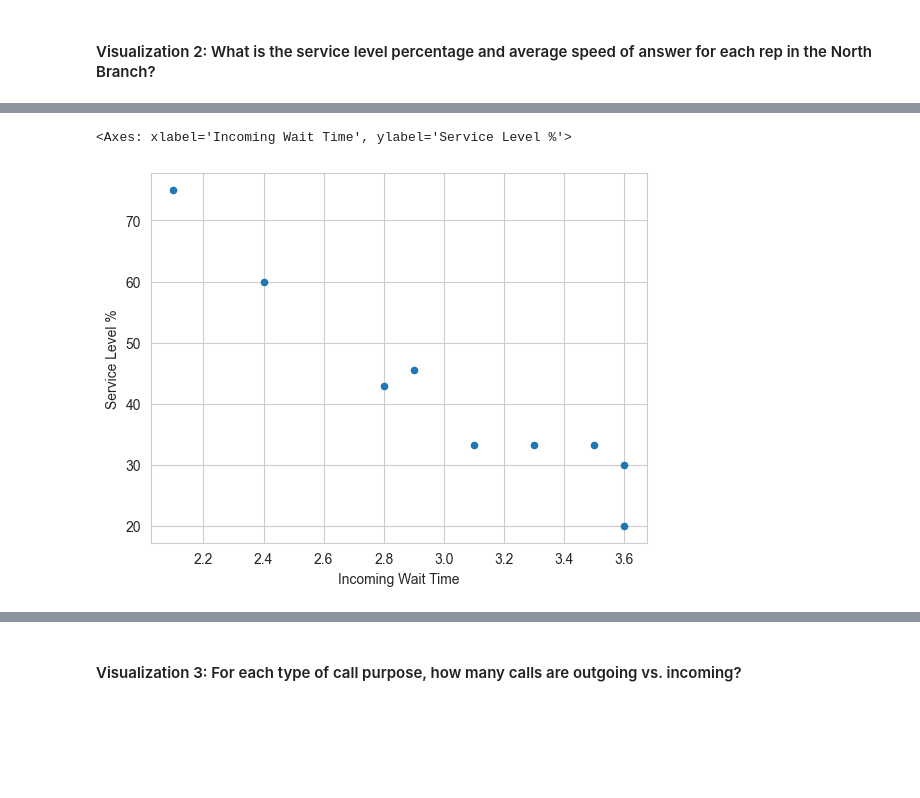
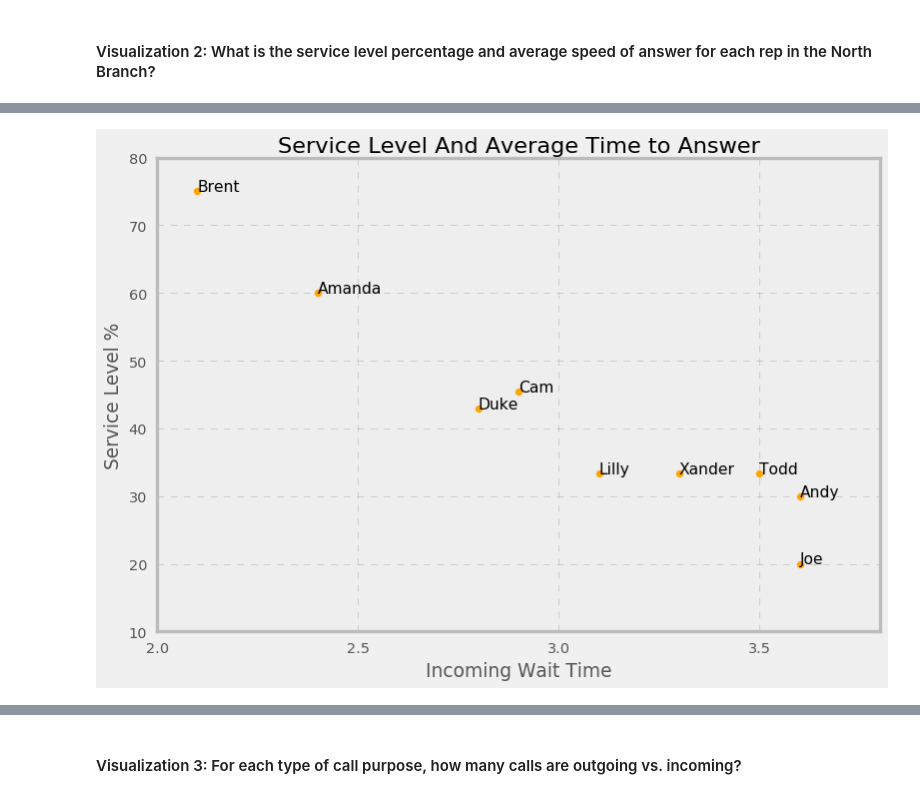
Before and after one commit to Jumbocar/call-center-cleanup-assignment, a Jupyter notebook: Call_Center_Cleanup.ipynb, the cells around one changed output, grey strips where cells are left out. Saved outputs shown, nothing was run; the diff lists cells and outputs as text; code cells hidden in the pictures; blank space fills up the shorter version.

```diff
--- a/Call_Center_Cleanup.ipynb
+++ b/Call_Center_Cleanup.ipynb
@@ -210,7 +213,7 @@ Before you begin answering any questions, combine the two datasets together to c
 * Add additional code blocks as needed to show how you came to your conclusions. Add comments in your code blocks to help others understand your thinking. Record your answer below.
 # %%
 # Create dataframe for the entire company named df
-df = pd.concat([fill_north,fill_south])
+df = pd.concat([north_df,north_df])
 # I used the merge function to combine the north and south dataframes into one.
 df
 # %% [output]
@@ -443,5 +442,14 @@ final_table = final_table.drop(columns=['Calls_x','Calls_y'])
 # %%
-final_table.plot(kind='scatter', y='Service Level %', x='Incoming Wait Time')
+final_table.plot(kind='scatter',
+                 y='Service Level %',
+                 x='Incoming Wait Time',
+                 title='Service Level And Average Time to Answer',
+                 c='orange',
+                 s=50
+                 )
+for i, txt in enumerate(final_table['Rep ID']):
+    plt.annotate(txt,(final_table['Incoming Wait Time'][i], final_table['Service Level %'][i]))
+
+plt.style.use('bmh')
 # %% [output]
-<Axes: xlabel='Incoming Wait Time', ylabel='Service Level %'>
-[figure, old version]
+[figure, new version]
```
Also changed, not shown: parts of 24 cells of this notebook.
